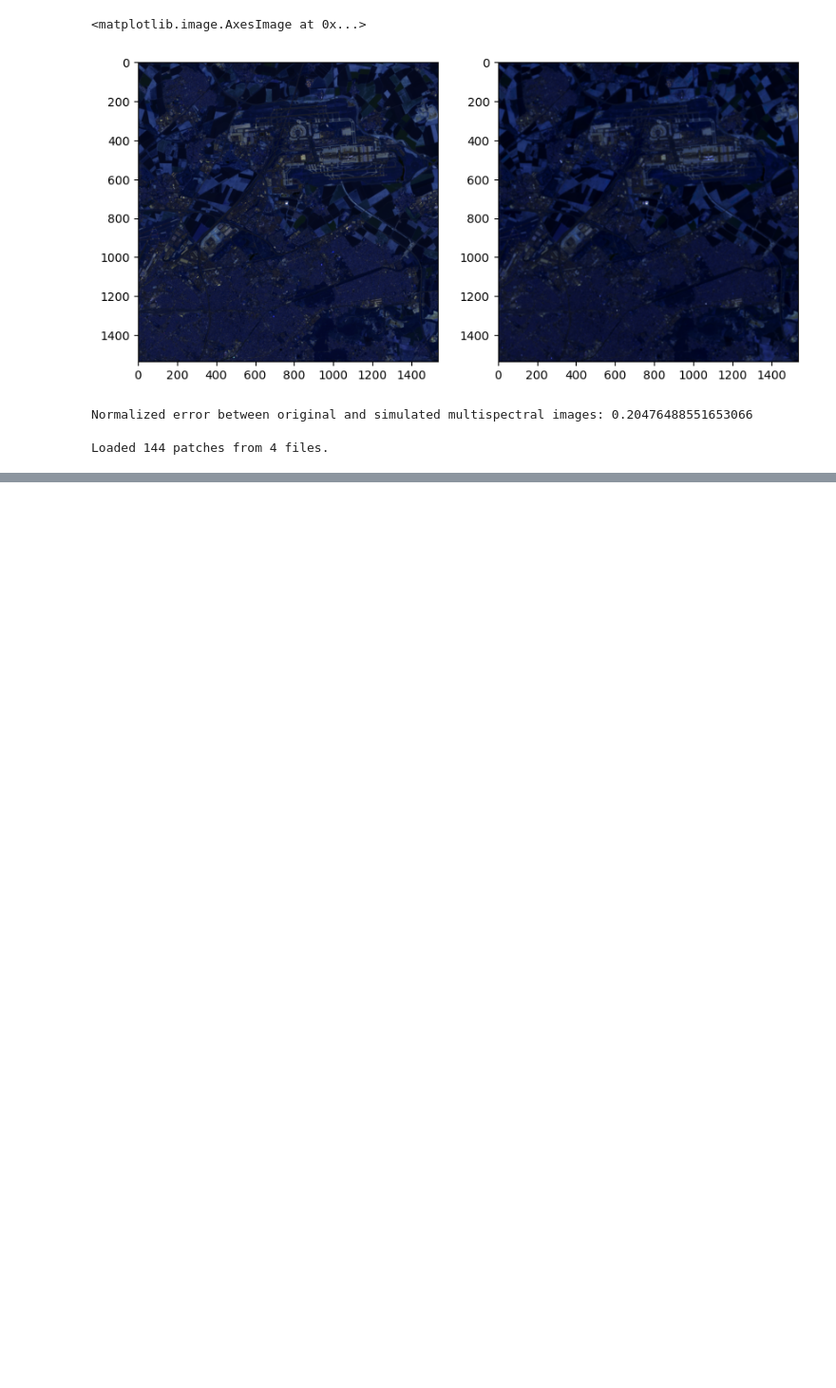
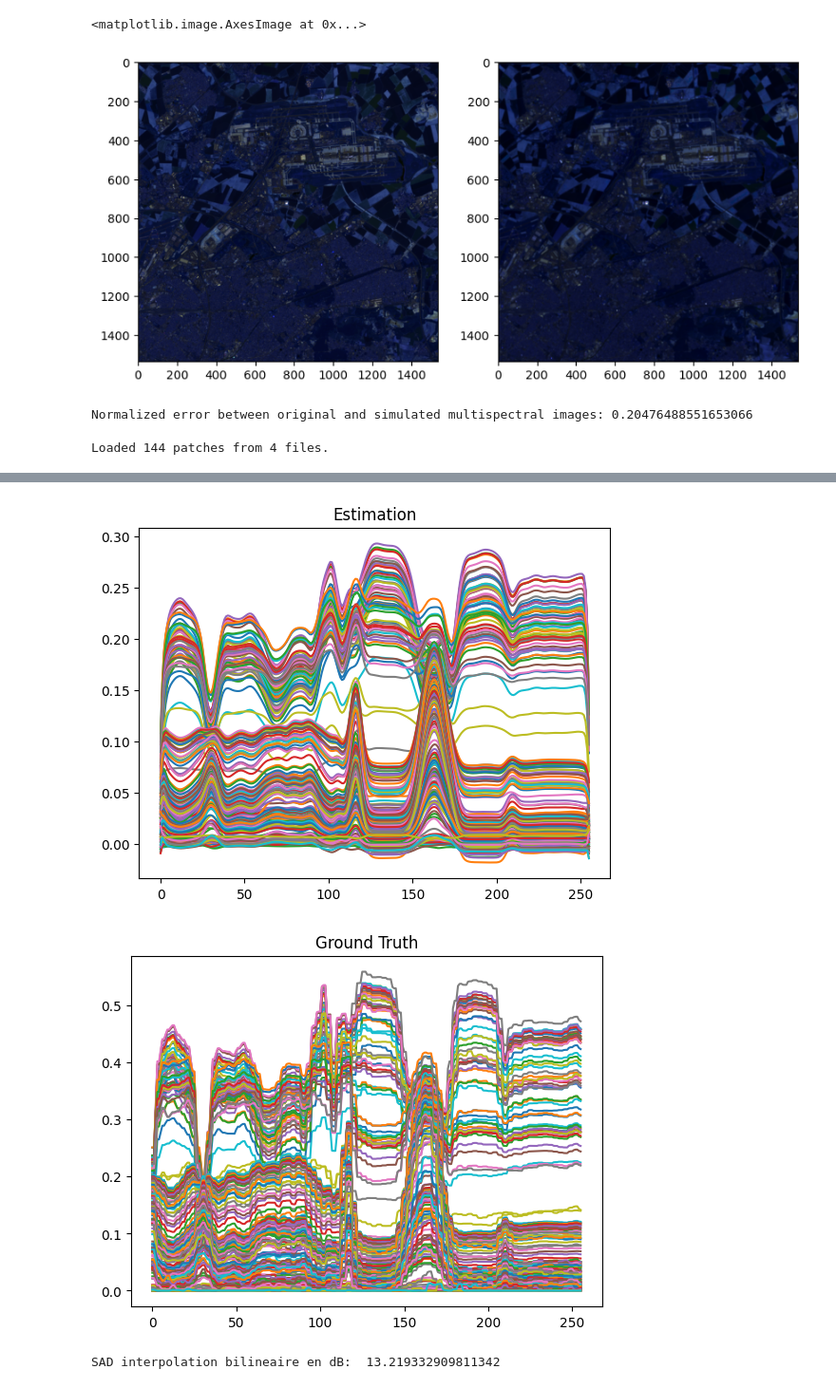
Before and after one commit to clementgilli/Multimodal-change-detection-for-remote-sensing-images, a Jupyter notebook: worksheet.ipynb, the cells around one changed output, grey strips where cells are left out. Shown at 95% size. Cells and saved outputs as stored; diff of their text form; code cells hidden in the pictures; blank space fills up the shorter version.

```diff
--- a/worksheet.ipynb
+++ b/worksheet.ipynb
@@ -126,0 +141,6 @@ plt.title('Hyperspectral Patch')
+# %%
+plt.figure(),plt.plot(y_pred_sample[:,0,:]),plt.title('Estimation');
+plt.figure(),plt.plot(y_sample[:,0,:]),plt.title('Ground Truth');
+# %% [output]
+[figure, added]
+[figure, added]
@@ -126,0 +159,4 @@ plt.title('Hyperspectral Patch')
+# %%
+print('SAD interpolation bilineaire en dB: ',-10*np.log10(np.abs(1-(evalSR(y_sample, y_pred_sample)))))
+# %% [output]
+SAD interpolation bilineaire en dB:  13.219332909811342
```
Also changed, not shown: parts of 8 cells of this notebook, 2 other files.
